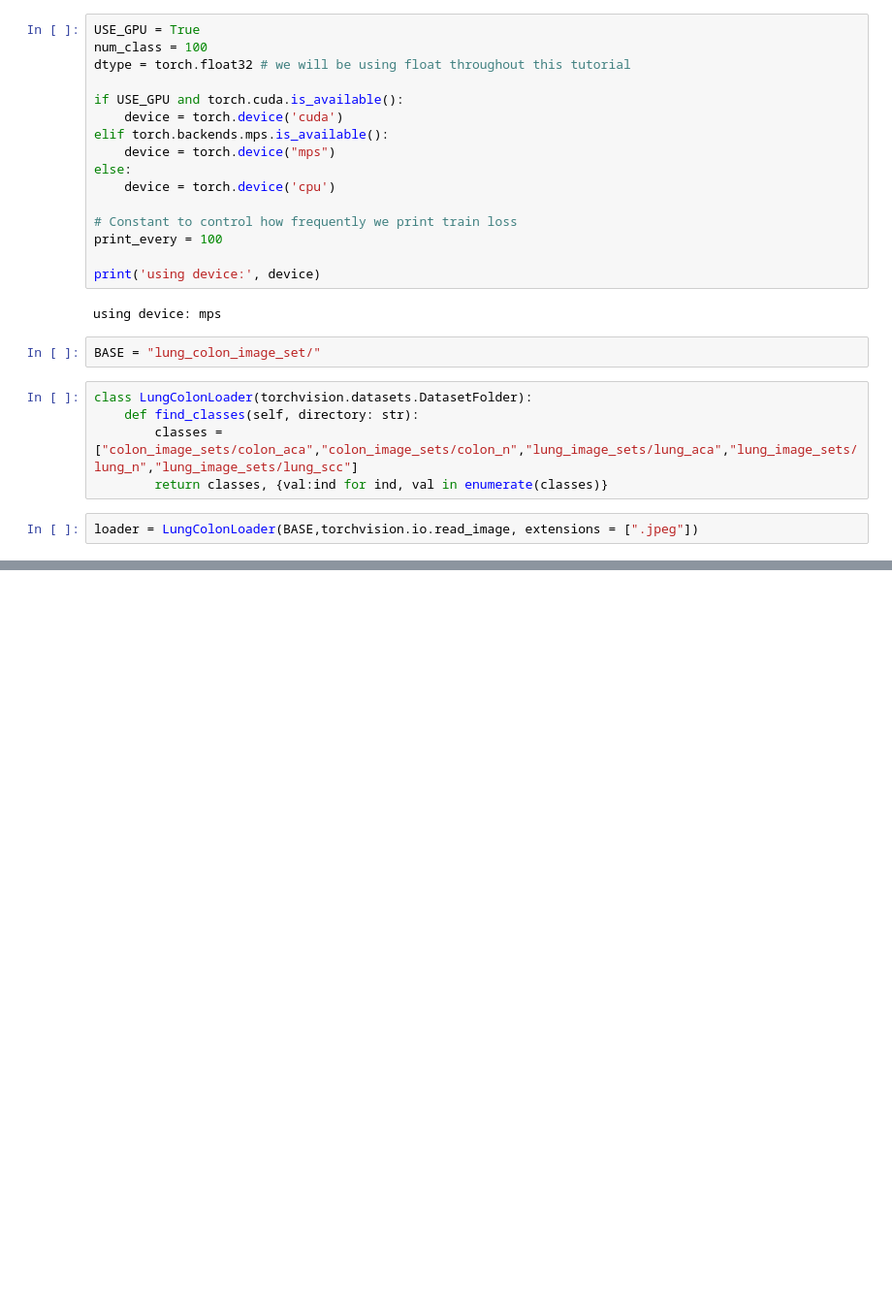
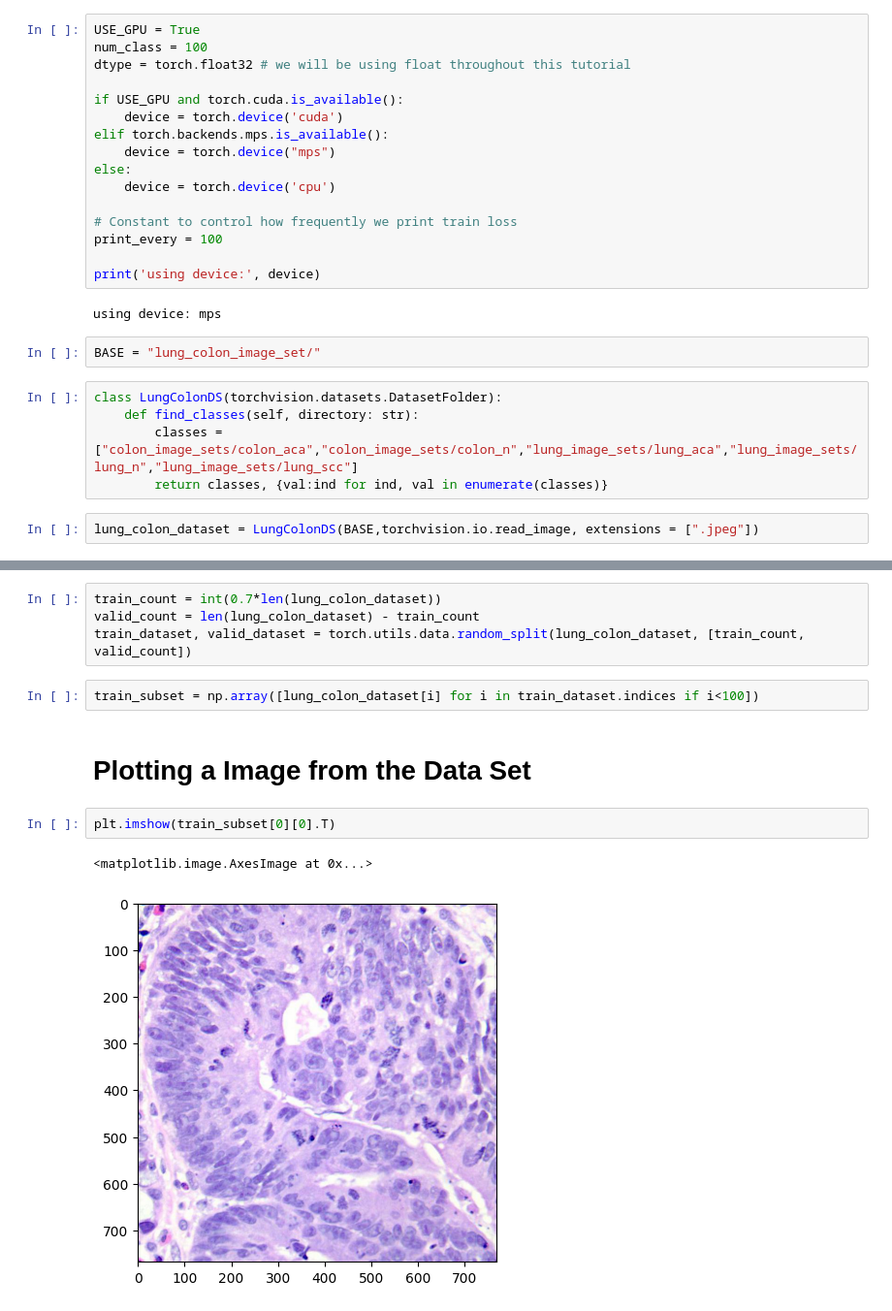
Before and after one commit to amanguptaBay/ECE_285_Final, a Jupyter notebook: baseline.ipynb, the cells around one changed output, grey strips where cells are left out. Shown at 97% size. Cells and saved outputs as stored; diff of their text form; blank space fills up the shorter version.

Commit message:
Confirm Dataset Composition

```diff
--- a/baseline.ipynb
+++ b/baseline.ipynb
@@ -23,9 +25,9 @@ using device: mps
 # %%
 BASE = "lung_colon_image_set/"
 # %%
-class LungColonLoader(torchvision.datasets.DatasetFolder):
+class LungColonDS(torchvision.datasets.DatasetFolder):
     def find_classes(self, directory: str):
         classes = ["colon_image_sets/colon_aca","colon_image_sets/colon_n","lung_image_sets/lung_aca","lung_image_sets/lung_n","lung_image_sets/lung_scc"]
         return classes, {val:ind for ind, val in enumerate(classes)}
 # %%
-loader = LungColonLoader(BASE,torchvision.io.read_image, extensions = [".jpeg"])
+lung_colon_dataset = LungColonDS(BASE,torchvision.io.read_image, extensions = [".jpeg"])
@@ -40,0 +42,13 @@ torch.Size([3, 768, 768])
+# %%
+train_count = int(0.7*len(lung_colon_dataset))
+valid_count = len(lung_colon_dataset) - train_count
+train_dataset, valid_dataset = torch.utils.data.random_split(lung_colon_dataset, [train_count, valid_count])
+# %%
+train_subset = np.array([lung_colon_dataset[i] for i in train_dataset.indices if i<100])
+# %% [markdown]
+# Plotting a Image from the Data Set
+# %%
+plt.imshow(train_subset[0][0].T)
+# %% [output]
+<matplotlib.image.AxesImage at 0x...>
+[figure, added]
```
Also changed, not shown: parts of 8 cells of this notebook, 1 other file.
